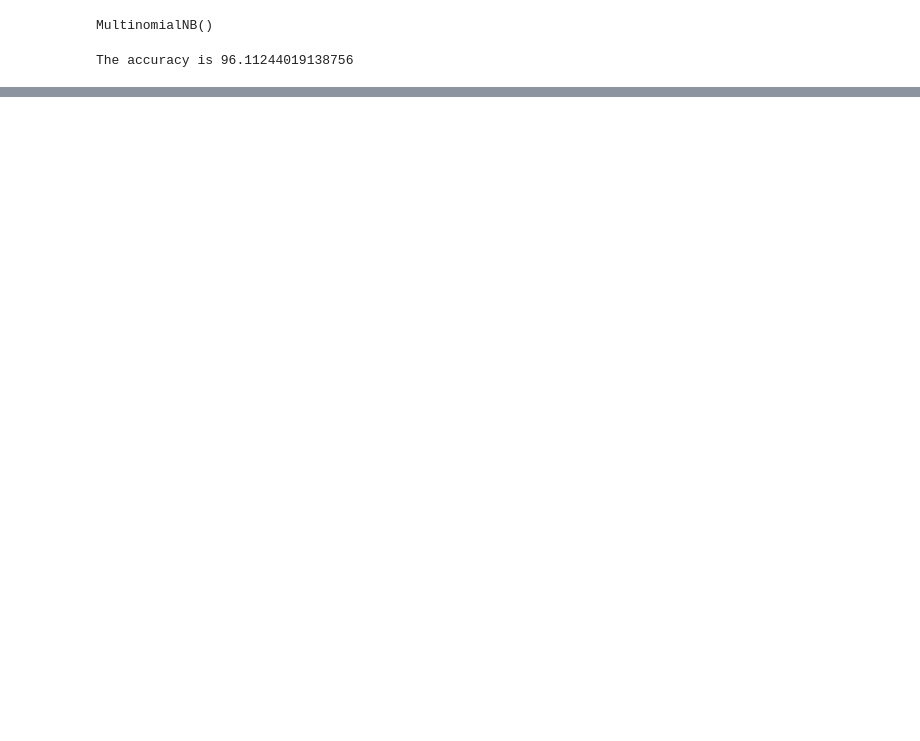
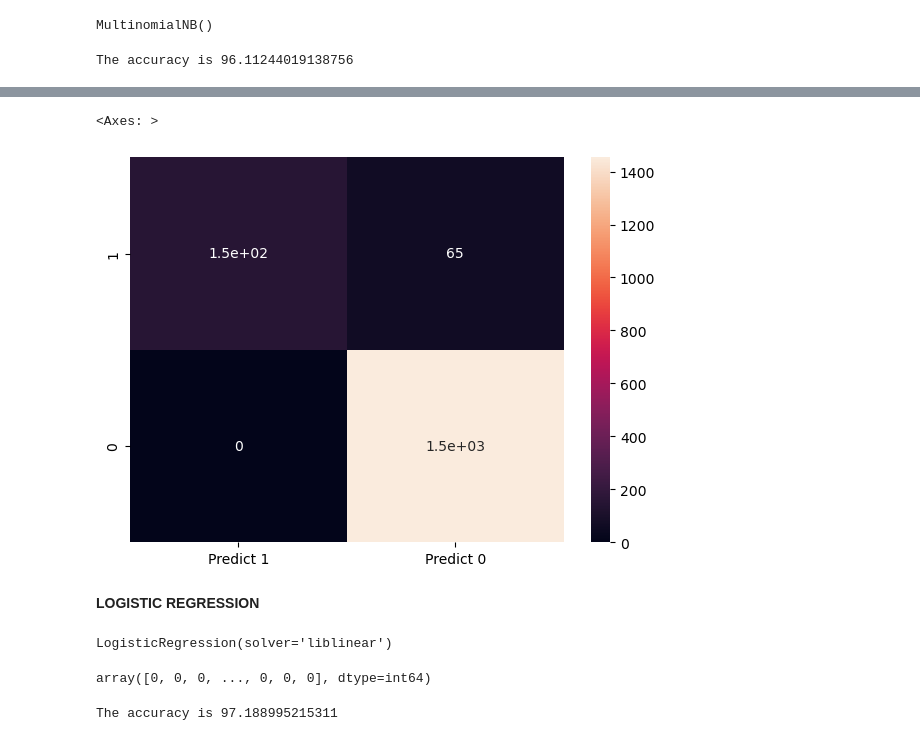
Before and after one commit to akshwin/NeuroNexus, a Jupyter notebook: Spam sms detection/Spam_SMS_detection.ipynb, the cells around one changed output, grey strips where cells are left out. Saved outputs shown, nothing was run; the diff lists cells and outputs as text; code cells hidden in the pictures; blank space fills up the shorter version.

```diff
--- a/Spam sms detection/Spam_SMS_detection.ipynb
+++ b/Spam sms detection/Spam_SMS_detection.ipynb
@@ -124,11 +126,11 @@ x_test.shape
 # %%
 from sklearn.naive_bayes import MultinomialNB # using Gaussian algorithm from Naive Bayes
 
-model = MultinomialNB().fit(x_train,y_train)
-model.fit(x_train,y_train)
+naive = MultinomialNB().fit(x_train,y_train)
+naive.fit(x_train,y_train)
 # %% [output]
 MultinomialNB()
 # %%
-y_predict = model.predict(x_test)
+naive_predict = naive.predict(x_test)
 # %%
 from  sklearn.metrics  import accuracy_score
@@ -136,2 +138,12 @@ print("The accuracy is",accuracy_score(y_test,y_predict)*100)
 # %% [output]
 The accuracy is 96.11244019138756
+# %%
+# CONFUSION MATRIX
+
+cm = metrics.confusion_matrix(y_test,naive_predict,labels=[1,0])
+
+df_cm = pd.DataFrame(cm , index =[i for i in ["1","0"]],
+                    columns = [i for i in ["Predict 1","Predict 0"]])
+plt.figure(figsize=(7,5))
+sns.heatmap(df_cm,annot=True)
+# %% [output]
@@ -137,0 +151,24 @@ The accuracy is 96.11244019138756
+<Axes: >
+[figure, added]
+# %% [markdown]
+**LOGISTIC REGRESSION**
+# %%
+from sklearn import metrics
+
+from sklearn.linear_model import LogisticRegression
+
+# Fit the model on train
+lr = LogisticRegression(solver="liblinear")
+lr.fit(x_train,y_train)
+# %% [output]
+LogisticRegression(solver='liblinear')
+# %%
+lr_predict = lr.predict(x_test)
+lr_predict
+# %% [output]
+array([0, 0, 0, ..., 0, 0, 0], dtype=int64)
+# %%
+from  sklearn.metrics  import accuracy_score
+print("The accuracy is",accuracy_score(y_test,lr_predict)*100)
+# %% [output]
+The accuracy is 97.188995215311
```
Also changed, not shown: parts of 13 cells of this notebook.
